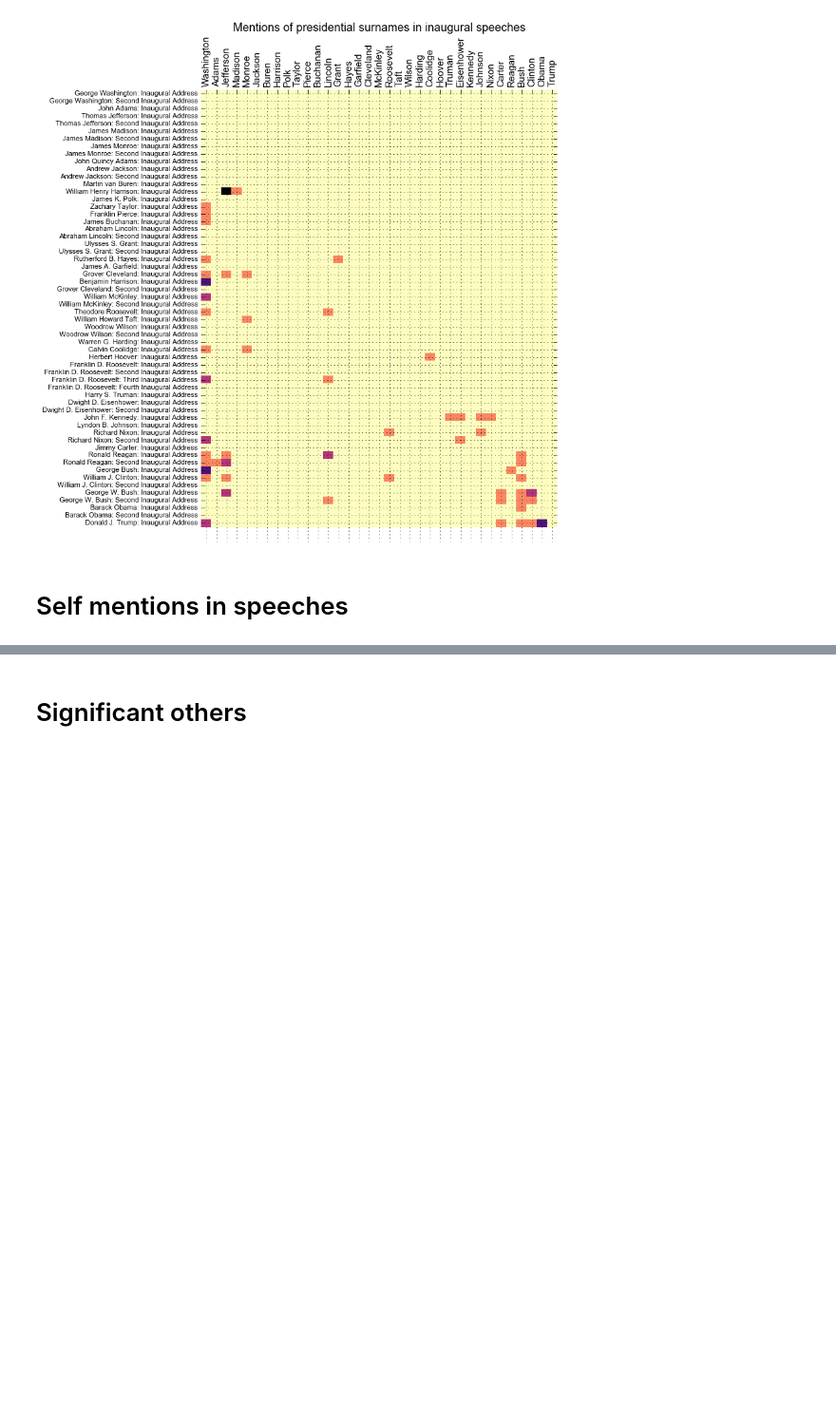
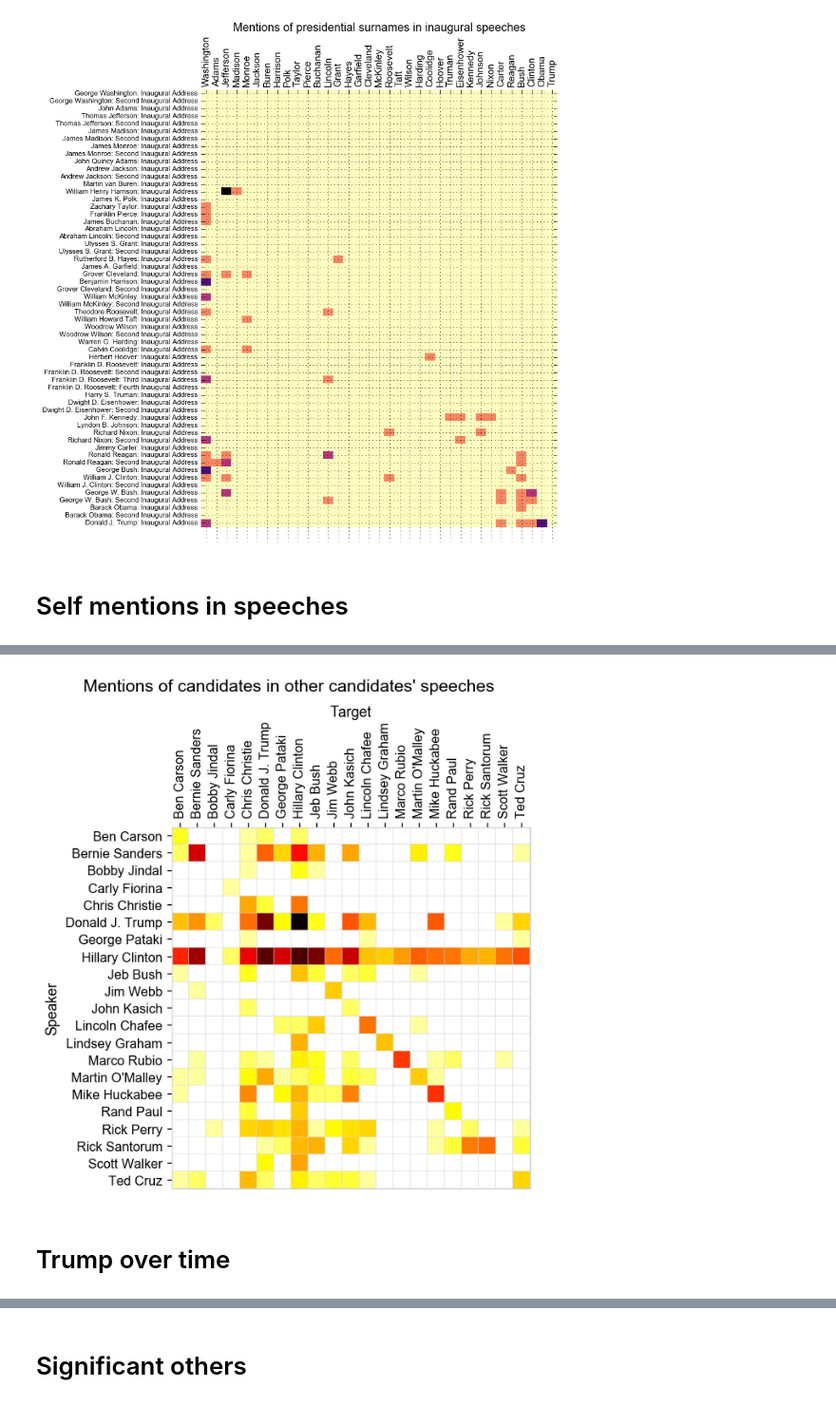
Before and after one commit to chbrown/presidents, a Jupyter notebook: notebooks/Words-with-Trump.ipynb, the cells around one changed output, grey strips where cells are left out. Shown at 95% size. Saved outputs shown, nothing was run; the diff lists cells and outputs as text; code cells hidden in the pictures; blank space fills up the shorter version.

Commit message:
Add 'Self mentions in speeches' and 'Trump over time' sections

```diff
--- a/notebooks/Words-with-Trump.ipynb
+++ b/notebooks/Words-with-Trump.ipynb
@@ -348,0 +482,14 @@ plt.tight_layout()
+# %%
+def iter_candidates_counts():
+    '''
+    For each combination of candidates (including themselves), count how many mentions are in
+    '''
+    for speaker_candidate, speaker_candidate_text in candidates_text:
+        for target_candidate, target_candidate_re in candidates_regexes:
+            for _ in target_candidate_re.finditer(speaker_candidate_text):
+                yield dict(speaker=speaker_candidate, target=target_candidate)
+# %%
+df = pd.DataFrame(iter_candidates_counts())
+# %%
+df_mentions = df.groupby(['speaker', 'target']).size().to_frame('mentions')
+df_mentions['log_mentions'] = np.log(df_mentions.mentions)
@@ -348,0 +513,3 @@ plt.tight_layout()
+# %%
+df_xtab = df_mentions.reset_index().pivot(index='speaker', columns='target', values='log_mentions').fillna(0.0)
+df_xtab
@@ -348,0 +531,28 @@ plt.tight_layout()
+# %%
+fig = plt.figure(figsize=(5.5,5.5))
+gridcolor = 'lightgray'
+# norm=mcolors.LogNorm(vmin=0, vmax=df_mentions.mentions.max()),
+plt.pcolor(df_xtab, cmap=plt.cm.hot_r, edgecolors=gridcolor)
+ax = plt.axes()
+# ax.set_frame_on(False)
+for spine in ax.spines.values():
+    spine.set_edgecolor(gridcolor)
+# set up x-axis (speaker)
+ax.set_yticks(np.arange(df_xtab.shape[0]) + 0.5, minor=False)
+ax.set_yticklabels(df_xtab.index, minor=False, size=10)
+ax.set_ylabel(df_xtab.index.name.title())
+# set up y-axis (target)
+ax.set_xticks(np.arange(df_xtab.shape[1]) + 0.5, minor=False)
+ax.set_xticklabels(df_xtab.columns, minor=False, size=10, rotation=90)
+ax.set_xlabel(df_xtab.columns.name.title())
+# flip x-ticks/labels to top
+ax.invert_yaxis()
+ax.xaxis.set_ticks_position('top')
+ax.xaxis.set_label_position('top')
+# set overall titles
+plt.suptitle("Mentions of candidates in other candidates' speeches", y=1.02)
+plt.tight_layout()
+# %% [output]
+[figure, added]
+# %% [markdown]
+# Trump over time
```
Also changed, not shown: parts of 38 cells of this notebook.
